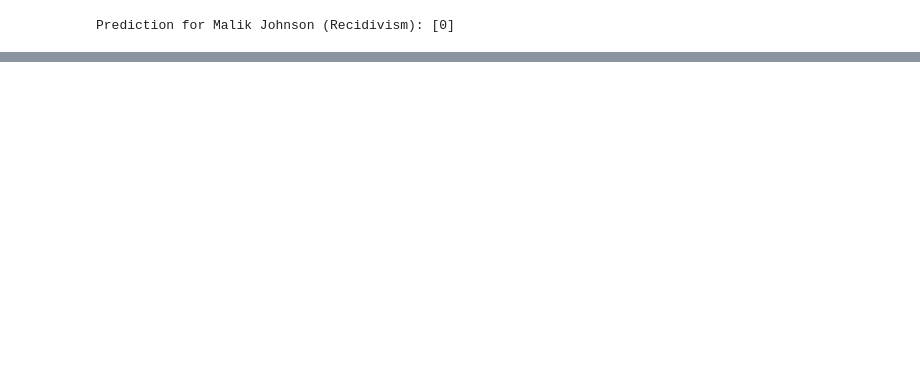
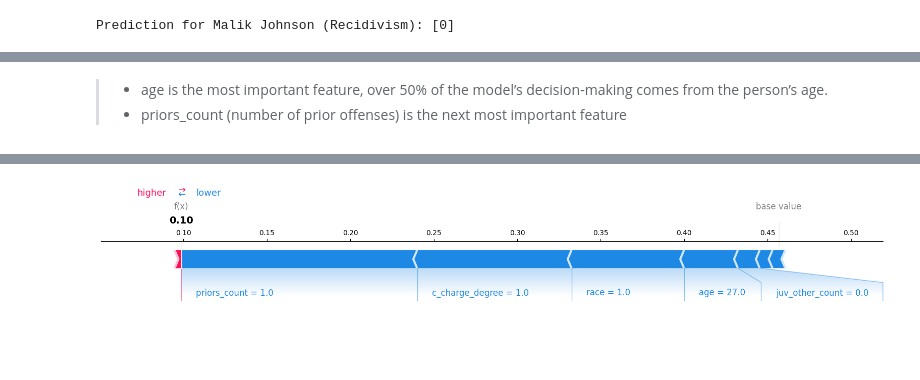
Before and after one commit to ag826/AIPI590_XAI_F25, a Jupyter notebook: Assignment_machine_learning_court.ipynb, the cells around one changed output, grey strips where cells are left out. Saved outputs shown, nothing was run; the diff lists cells and outputs as text; code cells hidden in the pictures; blank space fills up the shorter version.

```diff
--- a/Assignment_machine_learning_court.ipynb
+++ b/Assignment_machine_learning_court.ipynb
@@ -160,0 +215,12 @@ Prediction for Malik Johnson (Recidivism): [0]
+# %% [markdown]
+> - age is the most important feature, over 50% of the model’s decision-making comes from the person’s age.
+> - priors_count (number of prior offenses) is the next most important feature
+# %%
+malik_sample = focus_instance_compas
+
+explainer = shap.TreeExplainer(model_compas)
+shap_values = explainer.shap_values(malik_sample)
+
+shap.initjs()
+shap.plots.force(explainer.expected_value[1], shap_values[0, :, 1], focus_instance_compas, matplotlib=True)
+# %% [output]
@@ -160,0 +228 @@ Prediction for Malik Johnson (Recidivism): [0]
+[figure, added]
```
Also changed, not shown: parts of 18 cells of this notebook.
